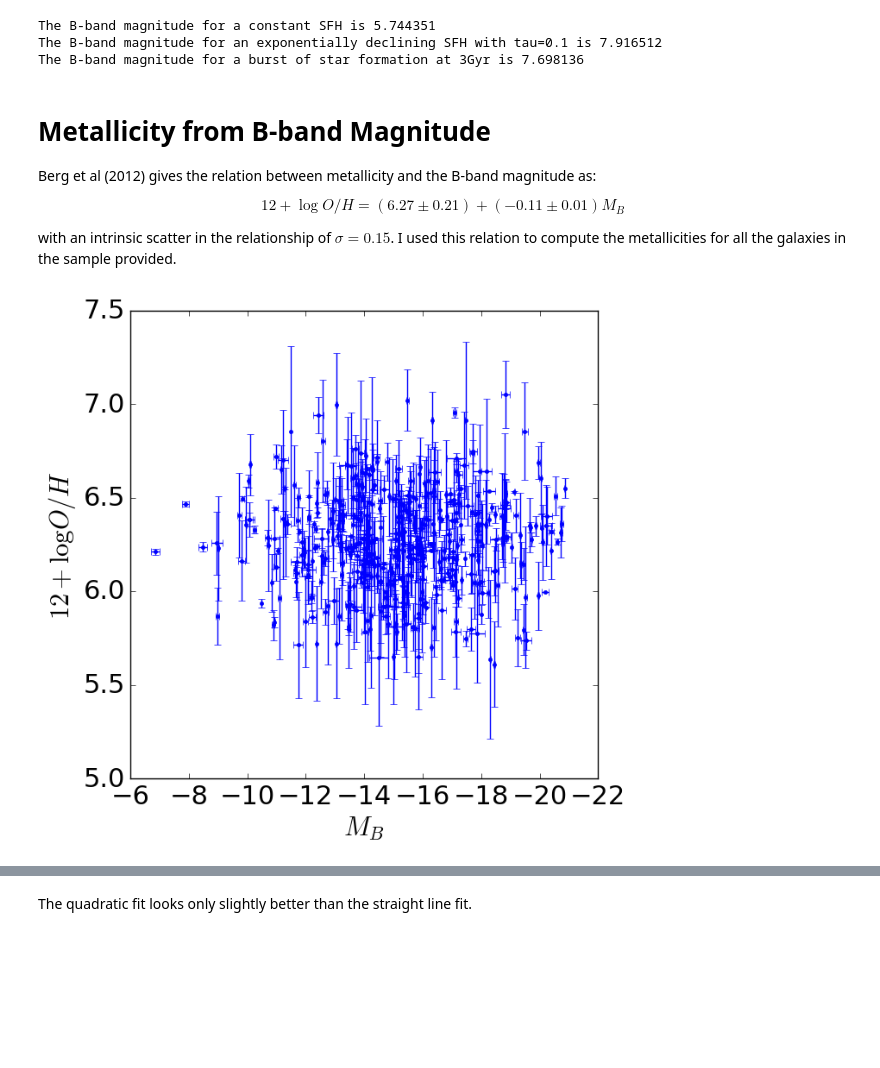
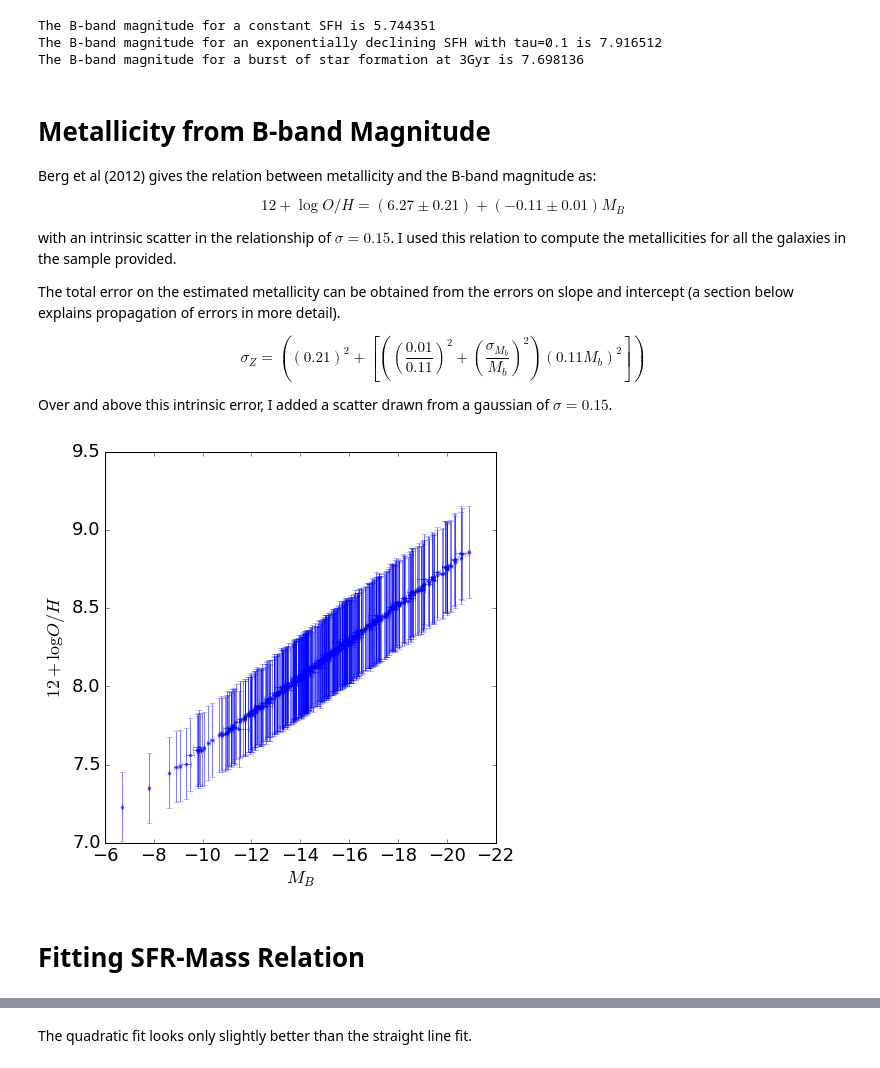
Before and after one commit to dgorthi/ay250, a Jupyter notebook: hw05/PS5.ipynb, the cells around one changed output, grey strips where cells are left out. Saved outputs shown, nothing was run; the diff lists cells and outputs as text; code cells hidden in the pictures; blank space fills up the shorter version.

```diff
--- a/hw05/PS5.ipynb
+++ b/hw05/PS5.ipynb
@@ -141,6 +142,12 @@ Berg et al (2012) gives the relation between metallicity and the B-band magnitud
 $$12+\log{O/H}= (6.27\pm 0.21) + (-0.11\pm 0.01)M_{B} $$
 
 with an intrinsic scatter in the relationship of $\sigma = 0.15$. I used this relation to compute the metallicities for all the galaxies in the sample provided.
+
+The total error on the estimated metallicity can be obtained from the errors on slope and intercept (a section below explains propagation of errors in more detail).
+
+$$\sigma_Z = \left((0.21)^2 + \left[\left(\left(\frac{0.01}{0.11}\right)^2+\left(\frac{\sigma_{M_b}}{M_b}\right)^2\right)(0.11M_b)^2\right]\right) $$
+
+Over and above this intrinsic error, I added a scatter drawn from a gaussian of $\sigma = 0.15$.
 # %%
 dist,bmag = np.loadtxt('ps5.data',comments='#',usecols=(7,8)).T
 # add 0.1mag uncertainities to the b-magnitudes
@@ -148,19 +155,23 @@ M = bmag+5-5*np.log10(dist*1e6)
 Merr = np.random.normal(loc=0,scale=0.1,size=np.size(dist))
 Mb = M+Merr
 
-Z = np.random.normal(loc=6.27,scale=0.21,size=np.size(dist))
-+(np.random.normal(loc=-0.11,scale=0.01,size=np.size(dist)))*Mb
-# Z = 6.27-0.11*Mb
-Zerr = np.random.normal(loc=0,scale=0.15,size=np.size(dist))
-#Zerr = Z-(6.27-0.11*Mb)
-Zf = Z+Zerr
+# Z = np.random.normal(loc=6.27,scale=0.21,size=np.size(dist))
+# +(np.random.normal(loc=-0.11,scale=0.01,size=np.size(dist)))*Mb
+# Zerr = np.random.normal(loc=0,scale=0.15,size=np.size(dist))
+# Zf = Z+Zerr
 
-fig,ax = plt.subplots(1,1,figsize=(7,7))
-ax.errorbar(Mb,Zf,xerr=Merr,yerr=Zerr,fmt='.')
-#ax.plot(Mb,Z,'o')
-ax.set_xlabel(r'$M_B$')
-ax.set_ylabel(r'$12+\log{O/H}$')
-ax.invert_xaxis()
+Z = 6.27+(-0.11)*M
+Zerr = np.sqrt((0.21)**2 + ((0.01/0.11)**2+(Merr/M)**2)*(0.11*M)**2)
++np.random.normal(loc=0,scale=0.15,size=np.size(dist))
+Zf= Z+Zerr
-# %% [output]
-[figure, removed]
+# %%
+fig,ax = plt.subplots(1,1,figsize=(7,7))
+ax.errorbar(Mb,Zf,xerr=Merr,yerr=Zerr,fmt='.',alpha=0.5)
+ax.set_xlabel(r'$M_B$')
+ax.set_ylabel(r'$12+\log{O/H}$')
+ax.invert_xaxis()
+# %% [output]
+[figure, added]
+# %% [markdown]
+# Fitting SFR-Mass Relation
 # %% [markdown]
```
Also changed, not shown: parts of 36 cells of this notebook, 1 other file.
